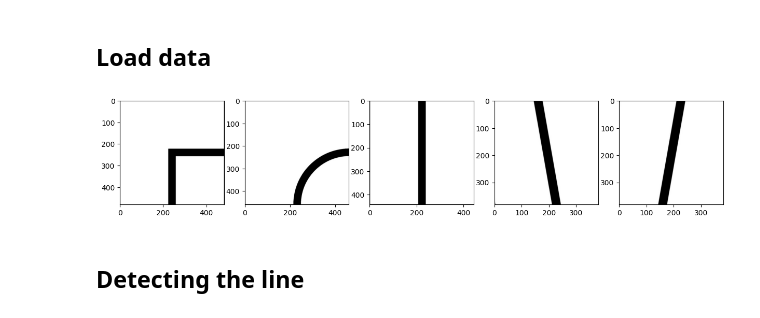
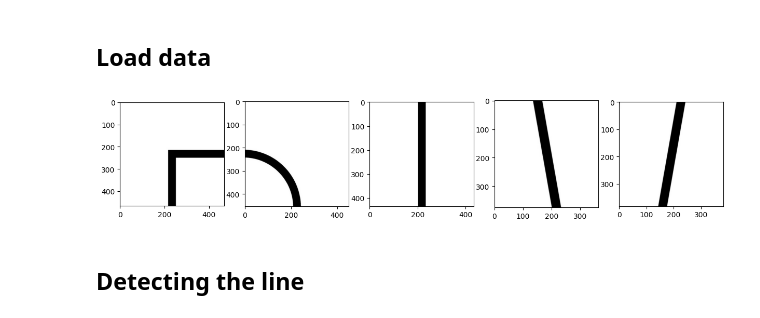
Before and after one commit to lemosslucas/OBR2025, a Jupyter notebook: line-detection.ipynb, the cells around one changed output. Saved outputs shown, nothing was run; the diff lists cells and outputs as text; code cells hidden in the pictures.

```diff
--- a/line-detection.ipynb
+++ b/line-detection.ipynb
@@ -11,18 +11,18 @@ import matplotlib.pyplot as plt
 # %%
 plt.figure(figsize=(15,6))
 
 plt.subplot(1, 5, 1)
 plt.imshow(cv2.imread('datas/ladrinho1.jpg'));
 plt.subplot(1, 5, 2)
-plt.imshow(cv2.imread('datas/ladrinho2.jpg'));
+plt.imshow(cv2.imread('datas/ladrinho2_esquerda.jpg'));
 plt.subplot(1, 5, 3)
 plt.imshow(cv2.imread('datas/ladrinho3_reto.jpg'));
 plt.subplot(1, 5, 4)
 plt.imshow(cv2.imread('datas/ladrinho3_esquerda.jpg'));
 plt.subplot(1, 5, 5)
 plt.imshow(cv2.imread('datas/ladrinho3_direita.jpg'));
 # %% [output]
-[figure, old version]
+[figure, new version]
 # %% [markdown]
 ## Detecting the line
 # %%
```
Also changed, not shown: parts of 9 cells of this notebook, 6 other files.
